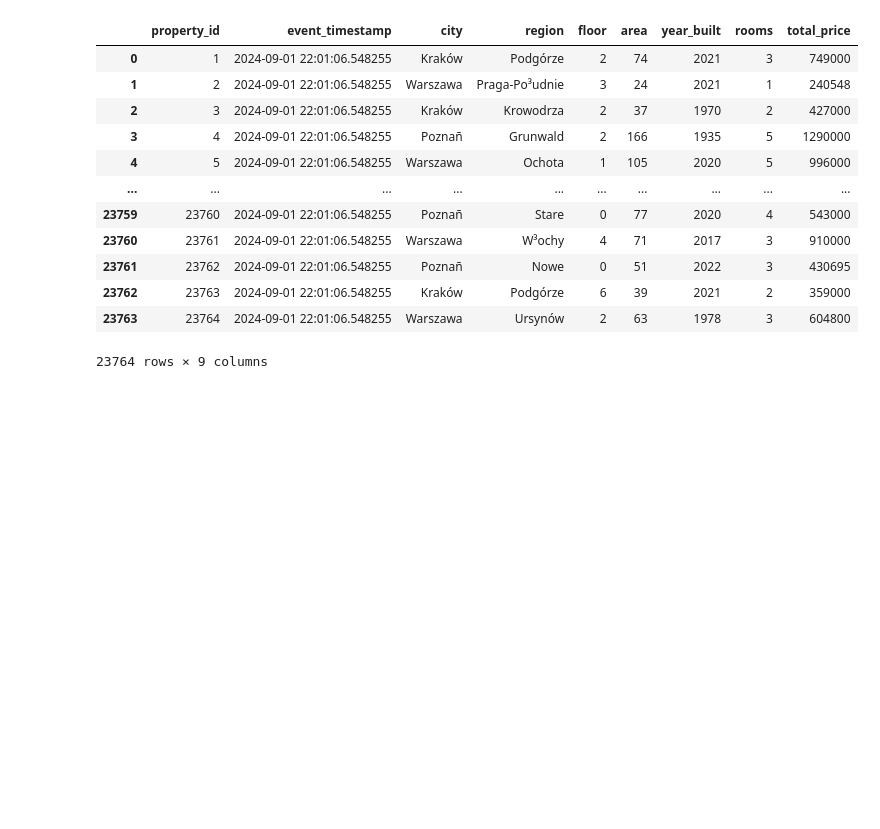
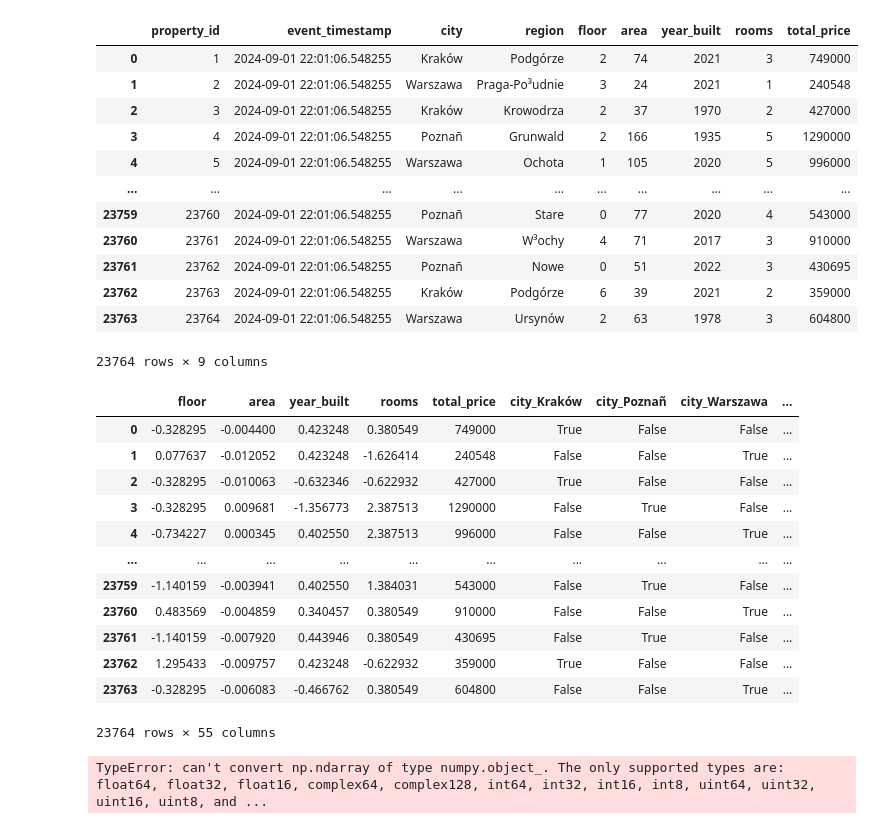
Before and after one commit to BrunoSienkiewicz/property-pricing, a Jupyter notebook: model/train.ipynb, the cells around one changed output. Cells and saved outputs as stored; diff of their text form; code cells hidden in the pictures; blank space fills up the shorter version.

```diff
--- a/model/train.ipynb
+++ b/model/train.ipynb
@@ -93,3 +103,59 @@ WARNING:root:_list_feature_views will make breaking changes. Please use _list_ba
 | 23762 | 23763 | 2024-09-01 22:01:06.548255 | Kraków | Podgórze | 6 | 39 | 2021 | 2 | 359000 |
 | 23763 | 23764 | 2024-09-01 22:01:06.548255 | Warszawa | Ursynów | 2 | 63 | 1978 | 3 | 604800 |
 23764 rows × 9 columns
+# %%
+training_df = training_df.drop(columns=["event_timestamp", "property_id"])
+training_df = get_dummies(training_df, ["city", "region"])
+training_df = normalize(training_df, ["floor", "area", "year_built", "rooms"])
+training_df = remove_corr_features(training_df, "total_price")
+display(training_df)
+# %% [output]
+|  | floor | area | year_built | rooms | total_price | city_Kraków | city_Poznañ | city_Warszawa | ... |
+| 0 | -0.328295 | -0.004400 | 0.423248 | 0.380549 | 749000 | True | False | False | ... |
+| 1 | 0.077637 | -0.012052 | 0.423248 | -1.626414 | 240548 | False | False | True | ... |
+| 2 | -0.328295 | -0.010063 | -0.632346 | -0.622932 | 427000 | True | False | False | ... |
+| 3 | -0.328295 | 0.009681 | -1.356773 | 2.387513 | 1290000 | False | True | False | ... |
+| 4 | -0.734227 | 0.000345 | 0.402550 | 2.387513 | 996000 | False | False | True | ... |
+| ... | ... | ... | ... | ... | ... | ... | ... | ... | ... |
+| 23759 | -1.140159 | -0.003941 | 0.402550 | 1.384031 | 543000 | False | True | False | ... |
+| 23760 | 0.483569 | -0.004859 | 0.340457 | 0.380549 | 910000 | False | False | True | ... |
+| 23761 | -1.140159 | -0.007920 | 0.443946 | 0.380549 | 430695 | False | True | False | ... |
+| 23762 | 1.295433 | -0.009757 | 0.423248 | -0.622932 | 359000 | True | False | False | ... |
+| 23763 | -0.328295 | -0.006083 | -0.466762 | 0.380549 | 604800 | False | False | True | ... |
+23764 rows × 55 columns
+# %%
+train_df, test_df = train_test_split(training_df, test_size=0.2, random_state=42)
+X_train = train_df.drop(columns=["total_price"])
+y_train = train_df["total_price"]
+train_loader = DataLoader(
+    TensorDataset(
+        torch.tensor(X_train.values, dtype=torch.float32).to(device),
+        torch.tensor(y_train.values, dtype=torch.float32).to(device)
+    ),
+    batch_size=32,
+    shuffle=True
+)
+
+test_df, val_df = train_test_split(test_df, test_size=0.5, random_state=42)
+X_test = test_df.drop(columns=["total_price"])
+y_test = test_df["total_price"]
+X_val = val_df.drop(columns=["total_price"])
+y_val = val_df["total_price"]
+test_loader = DataLoader(
+    TensorDataset(
+        torch.tensor(X_test.values, dtype=torch.float32).to(device),
+        torch.tensor(y_test.values, dtype=torch.float32).to(device)
+    ),
+    batch_size=32,
+    shuffle=False
+)
+val_loader = DataLoader(
+    TensorDataset(
+        torch.tensor(X_val.values, dtype=torch.float32).to(device),
+        torch.tensor(y_val.values, dtype=torch.float32).to(device)
+    ),
+    batch_size=32,
+    shuffle=False
+)
+# %% [output]
+TypeError: can't convert np.ndarray of type numpy.object_. The only supported types are: float64, float32, float16, complex64, complex128, int64, int32, int16, int8, uint64, uint32, uint16, uint8, and ...
```
Also changed, not shown: parts of 2 cells of this notebook, 5 other files.
